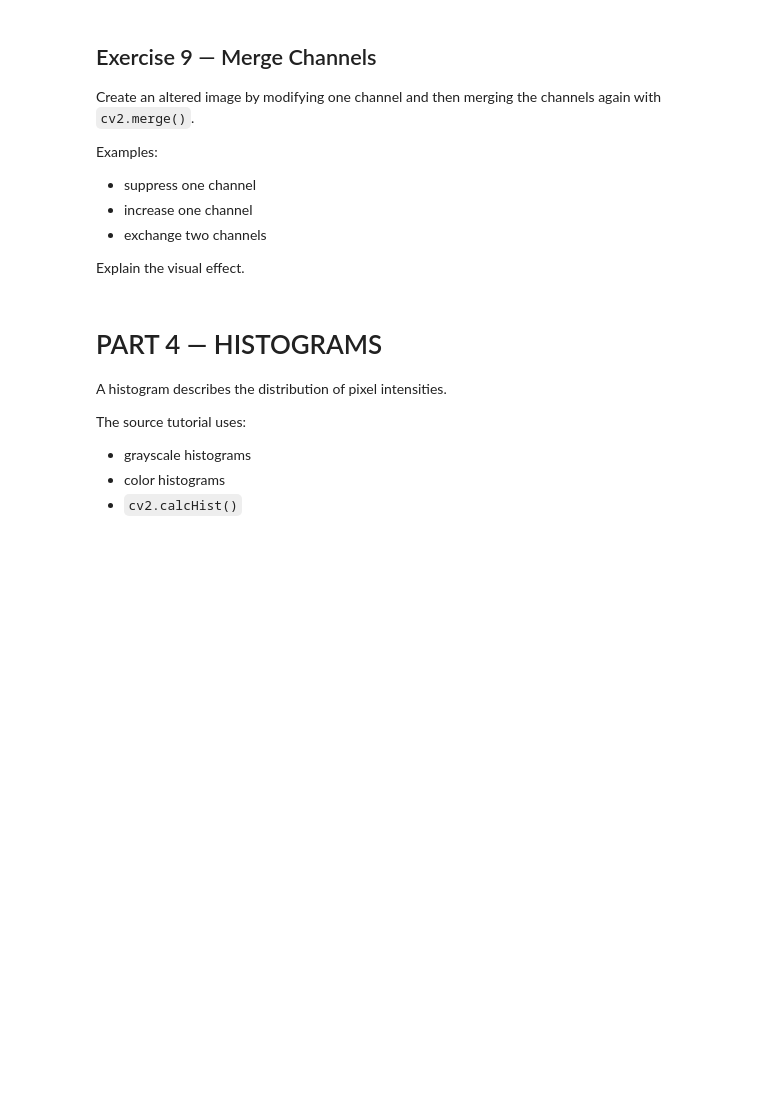
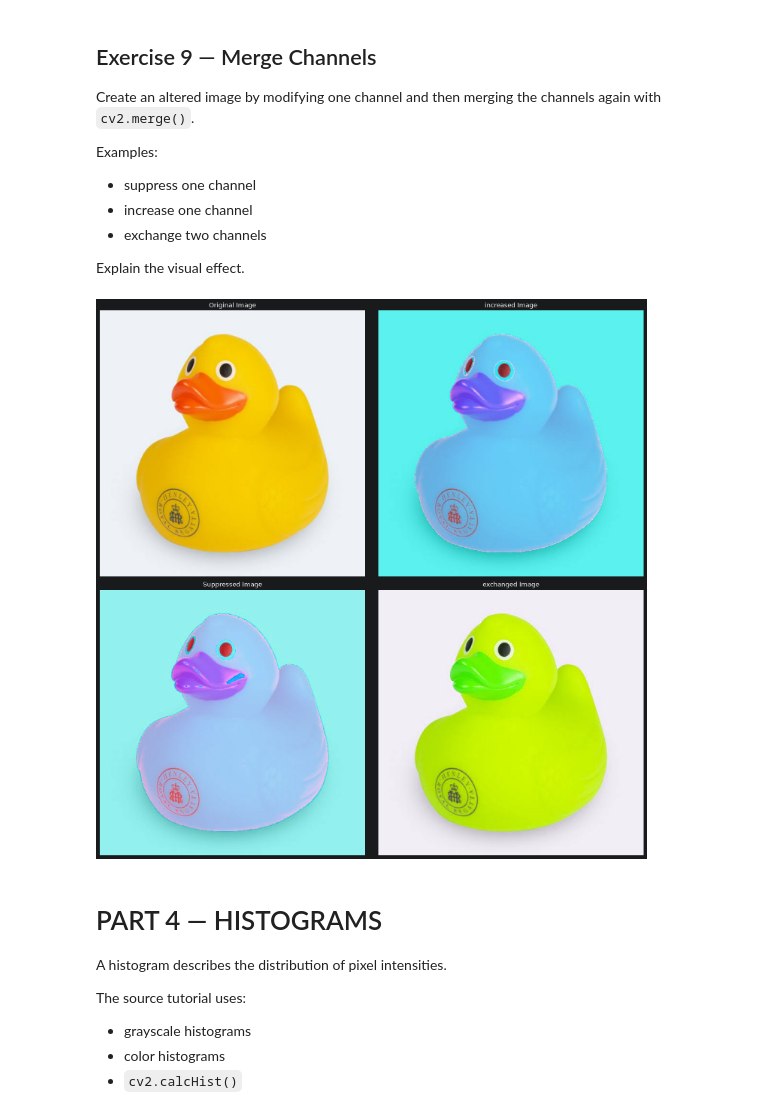
Before and after one commit to elifKALENDER/Data_Science_Execises, a Jupyter notebook: week_2/Week_2_OpenCV_Kaggle_Integrated_Workbook.ipynb, the cells around one changed output. Cells and saved outputs as stored; diff of their text form; code cells hidden in the pictures; blank space fills up the shorter version.

```diff
--- a/week_2/Week_2_OpenCV_Kaggle_Integrated_Workbook.ipynb
+++ b/week_2/Week_2_OpenCV_Kaggle_Integrated_Workbook.ipynb
@@ -508,6 +535,34 @@ Examples:
 Explain the visual effect.
 # %%
 # TODO
+B,G,R=cv2.split(duck_img)
+
+suppress_B = np.clip( B-100, 0, 255)
+increase_B = np.clip( B+100, 0, 255)
+
+suppress_img=cv2.merge([suppress_B,G,R])
+increase_img=cv2.merge([increase_B,G,R])
+exchange_img=cv2.merge([G,R,B])
+
+fig, axs = plt.subplots(2, 2, figsize=(15, 15))
+
+axs[0,0].imshow(cv2.cvtColor(duck_img, cv2.COLOR_BGR2RGB))
+axs[0,0].set_title("Original Image")
+axs[1,0].imshow(suppress_img)
+axs[1,0].set_title("Suppressed Image")
+axs[0,1].imshow(increase_img)
+axs[0,1].set_title("increased Image")
+axs[1,1].imshow(exchange_img)
+axs[1,1].set_title("exchanged Image")
+
+for row in axs:
+    for ax in row:
+        ax.axis("off")
+
+plt.tight_layout()
+plt.show()
+# %% [output]
+[figure, added]
 # %% [markdown]
 # PART 4 — HISTOGRAMS
 
```
Also changed, not shown: parts of 4 cells of this notebook.
